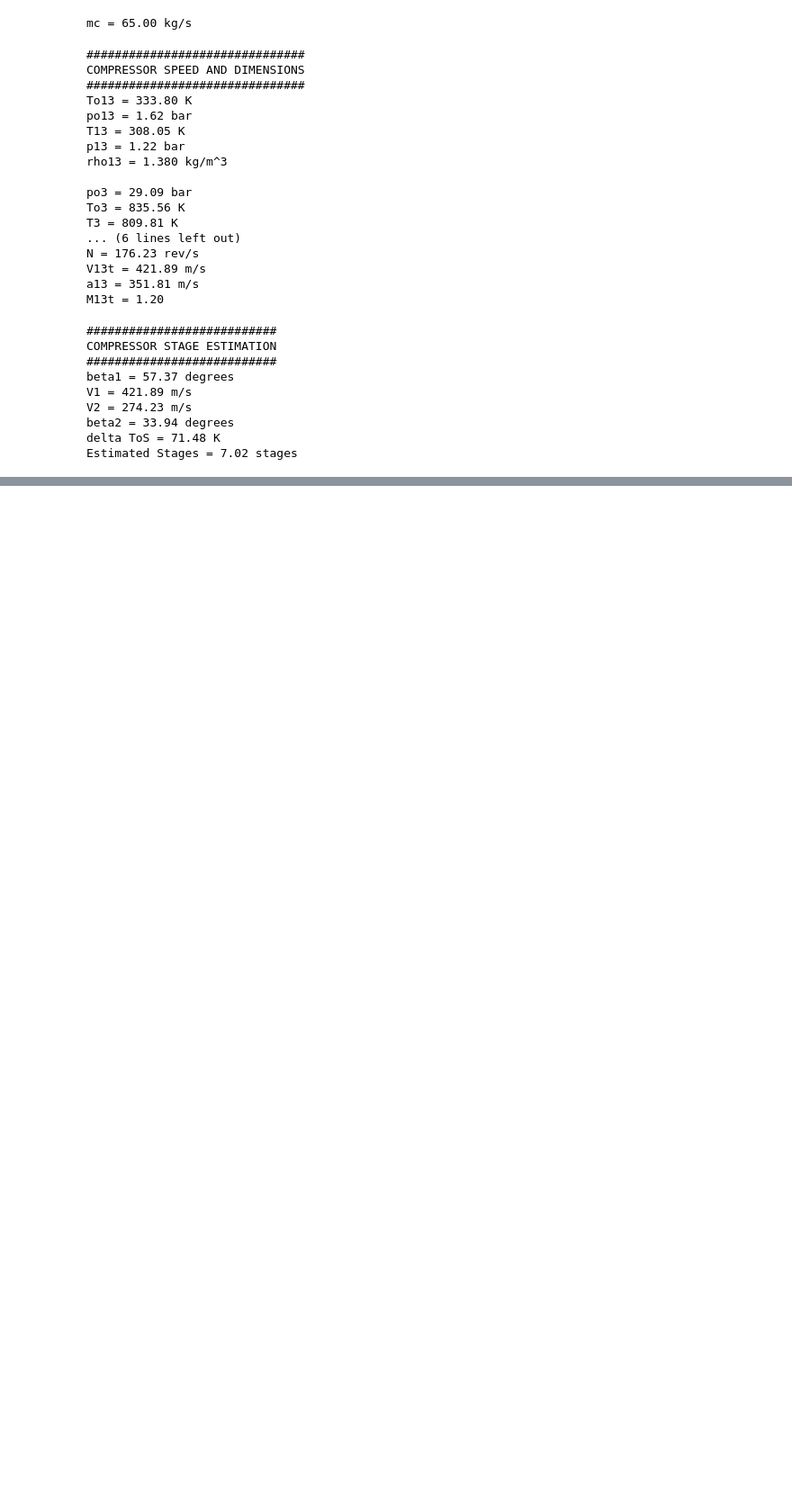
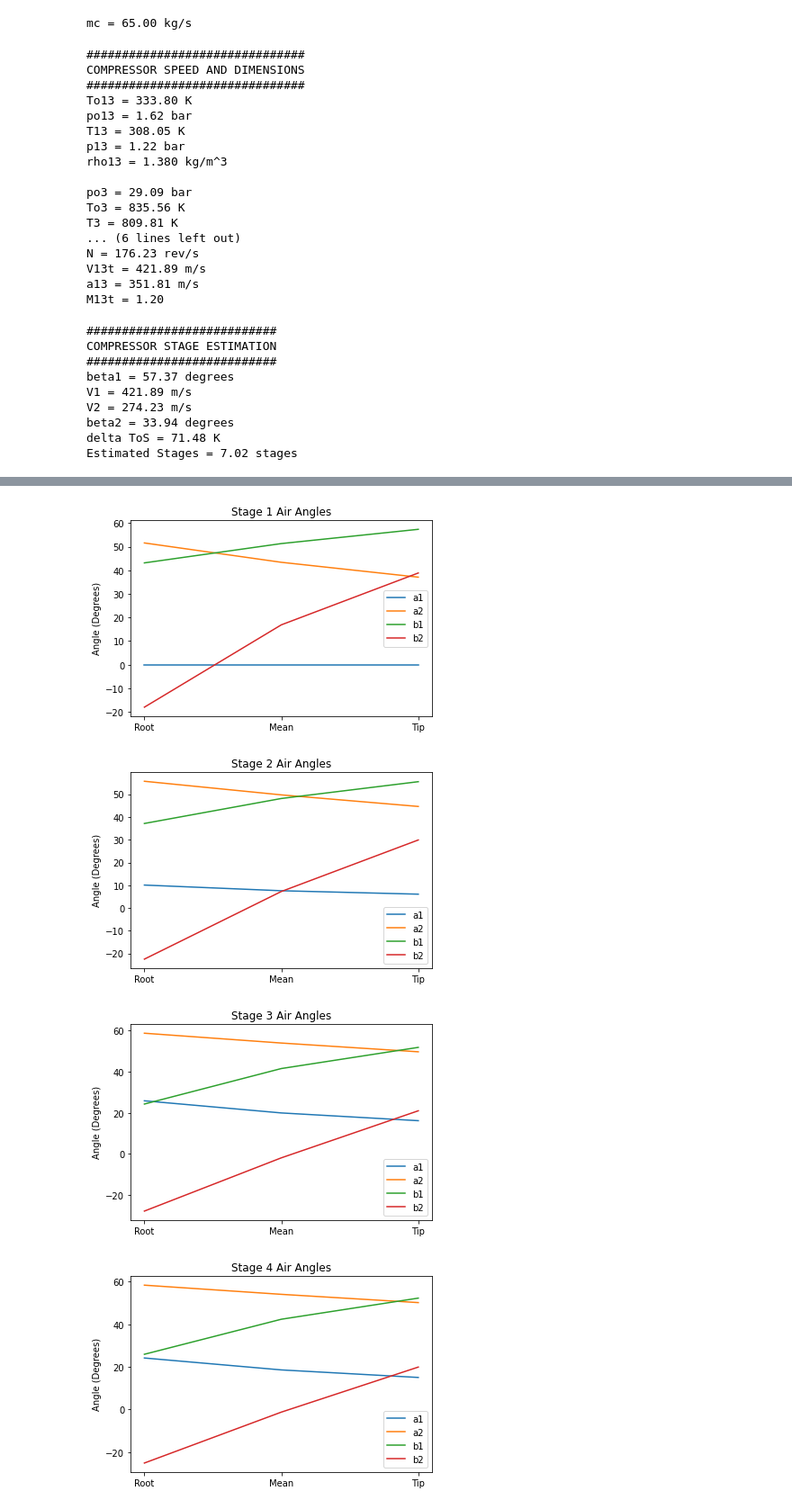
Before and after one commit to uc-steffenr/Air-Breathing-Propulsion-Project, a Jupyter notebook: scratch2-electric-boogaloo.ipynb, the cells around one changed output, grey strips where cells are left out. Shown at 90% size. Cells and saved outputs as stored; diff of their text form; code cells hidden in the pictures; blank space fills up the shorter version.

```diff
--- a/scratch2-electric-boogaloo.ipynb
+++ b/scratch2-electric-boogaloo.ipynb
@@ -53,0 +56,7 @@ LAM =  0.5
+# %%
+engine.plotData()
+# %% [output]
+[figure, added]
+[figure, added]
+[figure, added]
+[figure, added]
```
Also changed, not shown: parts of 4 cells of this notebook, 6 other files.
